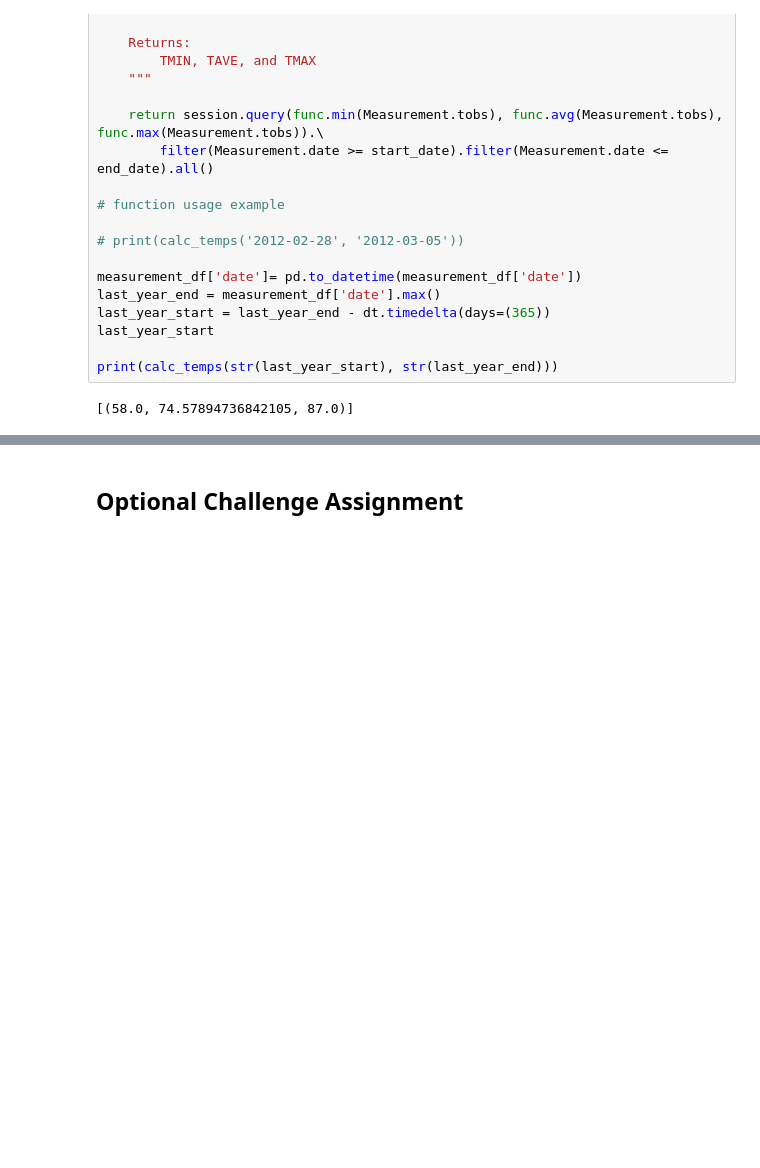
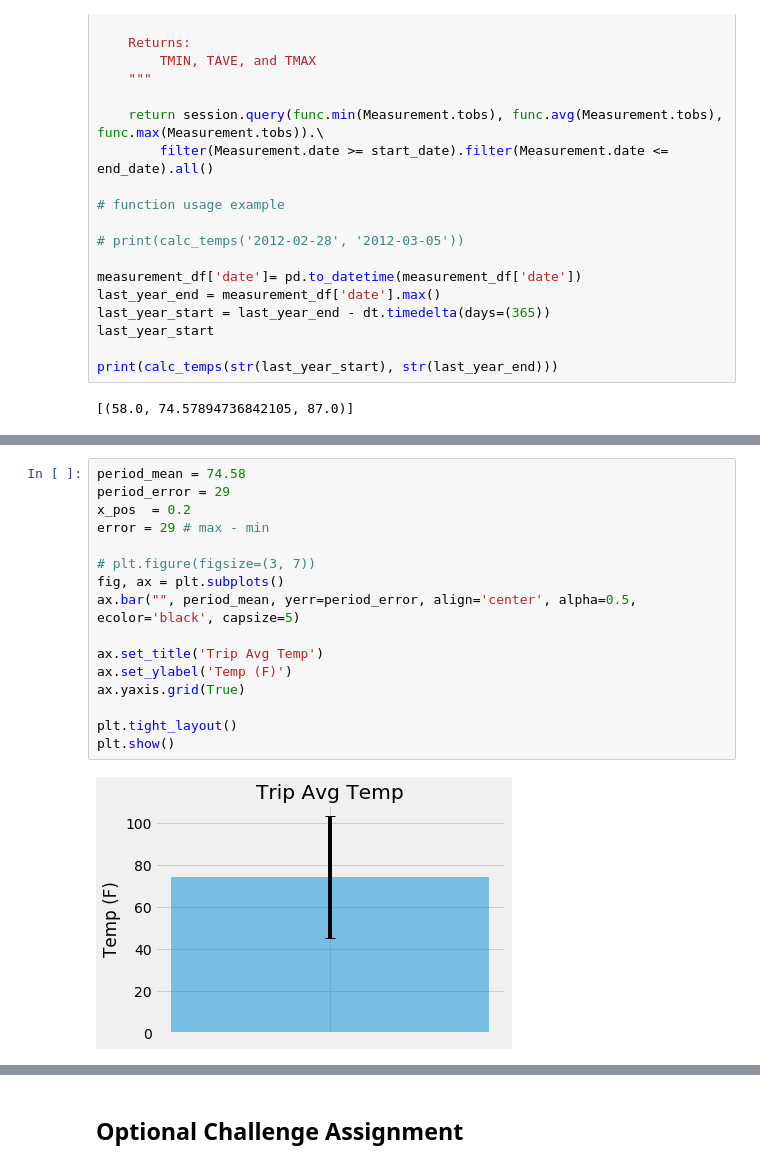
Before and after one commit to ShahzadNaseer/AdvDataStorageHW8, a Jupyter notebook: ClimateAnalysisHW8.ipynb, the cells around one changed output, grey strips where cells are left out. Drawn from its saved outputs; the diff is of its cells as text; blank space fills up the shorter version.

```diff
--- a/ClimateAnalysisHW8.ipynb
+++ b/ClimateAnalysisHW8.ipynb
@@ -291,0 +260,18 @@ print(calc_temps(str(last_year_start), str(last_year_end)))
+# %%
+period_mean = 74.58
+period_error = 29
+x_pos  = 0.2
+error = 29 # max - min
+
+# plt.figure(figsize=(3, 7))
+fig, ax = plt.subplots()
+ax.bar("", period_mean, yerr=period_error, align='center', alpha=0.5, ecolor='black', capsize=5)
+
+ax.set_title('Trip Avg Temp')
+ax.set_ylabel('Temp (F)')
+ax.yaxis.grid(True)
+
+plt.tight_layout()
+plt.show()
+# %% [output]
+[figure, added]
```
Also changed, not shown: parts of 34 cells of this notebook.
